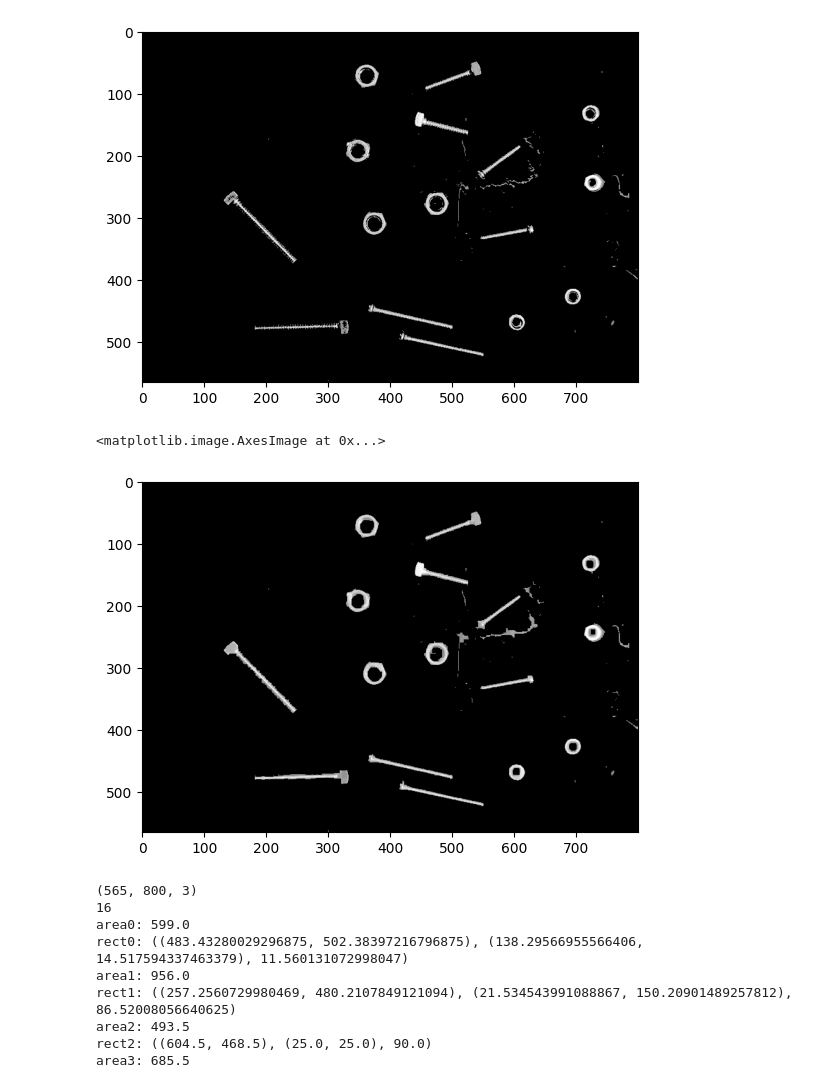
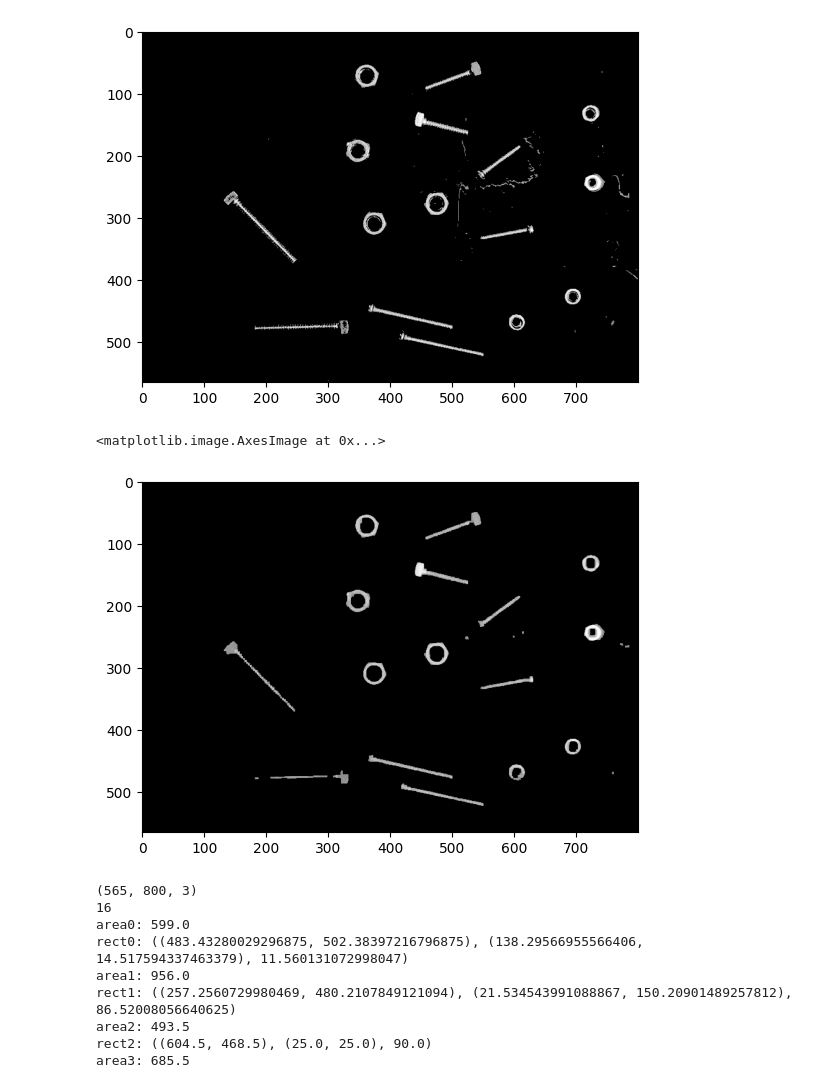
Before and after one commit to sincerem00n/6DOE-with-cv, a Jupyter notebook: detect.ipynb, the cells around one changed output. Cells and saved outputs as stored; diff of their text form; code cells hidden in the pictures.

```diff
--- a/detect.ipynb
+++ b/detect.ipynb
@@ -60,15 +60,15 @@ plt.imshow(img_tres, cmap='gray')
 # %%
 # closing
 ksize = 7
 kernel = np.ones((ksize, ksize), np.uint8)
-closing = cv2.morphologyEx(img_tres,
+closing = cv2.morphologyEx(opening,
                            cv2.MORPH_CLOSE,
                            kernel,
                            iterations=1)
 plt.imshow(closing, cmap='gray')
 # %% [output]
 <matplotlib.image.AxesImage at 0x...>
-[figure, old version]
+[figure, new version]
 # %%
 _,bw = cv2.threshold(closing, 0, 255, cv2.THRESH_BINARY)
 mask = cv2.merge([bw, bw, bw])
```
Also changed, not shown: 19 other files.
